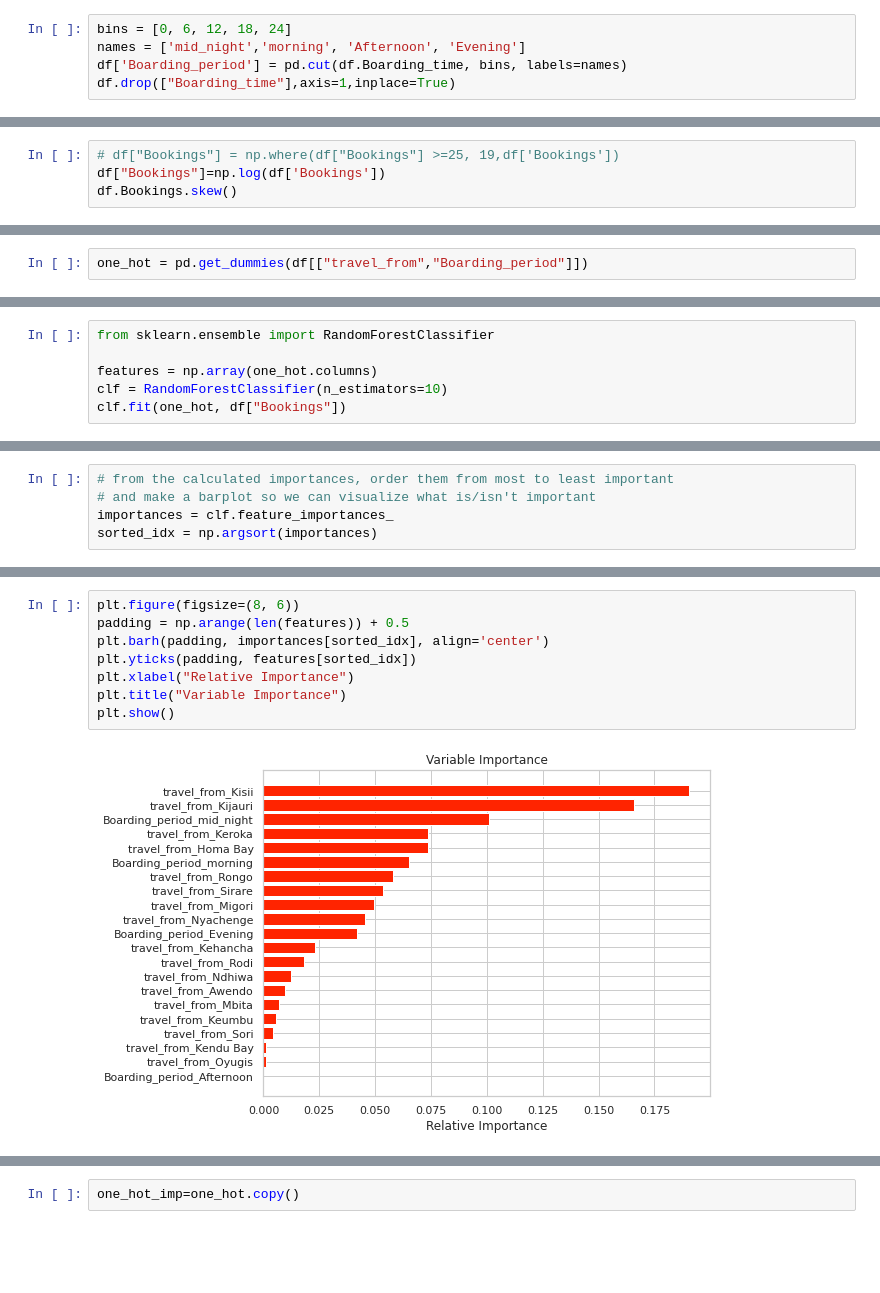
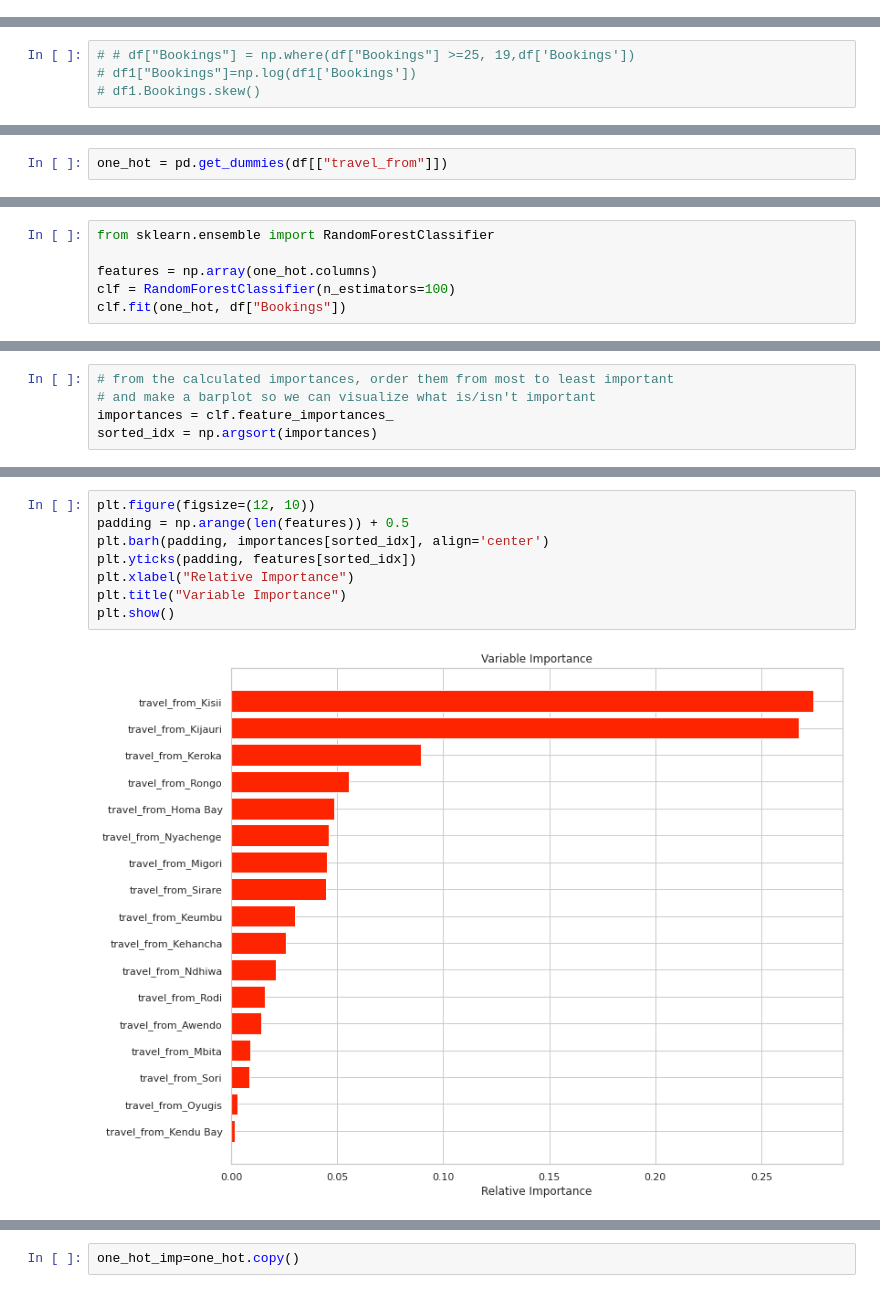
Before and after one commit to DeepakKumarSingh003/-Demand-Prediction-for-Public-Transport-Movement-in-Nirobi, a Jupyter notebook: demand_Prediction_for_Public_Transport_Capstone_Project.ipynb, the cells around one changed output, grey strips where cells are left out. Drawn from its saved outputs; the diff is of its cells as text; blank space fills up the shorter version.

```diff
--- a/demand_Prediction_for_Public_Transport_Capstone_Project.ipynb
+++ b/demand_Prediction_for_Public_Transport_Capstone_Project.ipynb
@@ -330,5 +389,0 @@ df.head()
-# %%
-bins = [0, 6, 12, 18, 24]
-names = ['mid_night','morning', 'Afternoon', 'Evening']
-df['Boarding_period'] = pd.cut(df.Boarding_time, bins, labels=names)
-df.drop(["Boarding_time"],axis=1,inplace=True)
@@ -425,6 +465,6 @@ plt.show()
 # %%
 # df["Tickets"].quantile(0.90)
 # %%
-# df["Bookings"] = np.where(df["Bookings"] >=25, 19,df['Bookings'])
-df["Bookings"]=np.log(df['Bookings'])
-df.Bookings.skew()
+# # df["Bookings"] = np.where(df["Bookings"] >=25, 19,df['Bookings'])
+# df1["Bookings"]=np.log(df1['Bookings'])
+# df1.Bookings.skew()
@@ -613,5 +600,5 @@ df.drop(["year","week"],axis=1,inplace=True)
 # %%
-one_hot = pd.get_dummies(df[["travel_from","Boarding_period"]])
+one_hot = pd.get_dummies(df[["travel_from"]])
 # %%
 one_hot=pd.DataFrame(one_hot)
 # %%
@@ -634,6 +621,6 @@ one_hot
 from sklearn.ensemble import RandomForestClassifier
 
 features = np.array(one_hot.columns)
-clf = RandomForestClassifier(n_estimators=10)
+clf = RandomForestClassifier(n_estimators=100)
 clf.fit(one_hot, df["Bookings"])
 # %% [output]
@@ -654,11 +640,11 @@ array([0.00983617, 0.07353383, 0.02300542, 0.00105635, 0.07367073,
 # %%
-plt.figure(figsize=(8, 6))
+plt.figure(figsize=(12, 10))
 padding = np.arange(len(features)) + 0.5
 plt.barh(padding, importances[sorted_idx], align='center')
 plt.yticks(padding, features[sorted_idx])
 plt.xlabel("Relative Importance")
 plt.title("Variable Importance")
 plt.show()
 # %% [output]
-[figure, old version]
+[figure, new version]
 # %%
```
Also changed, not shown: parts of 143 cells of this notebook.
